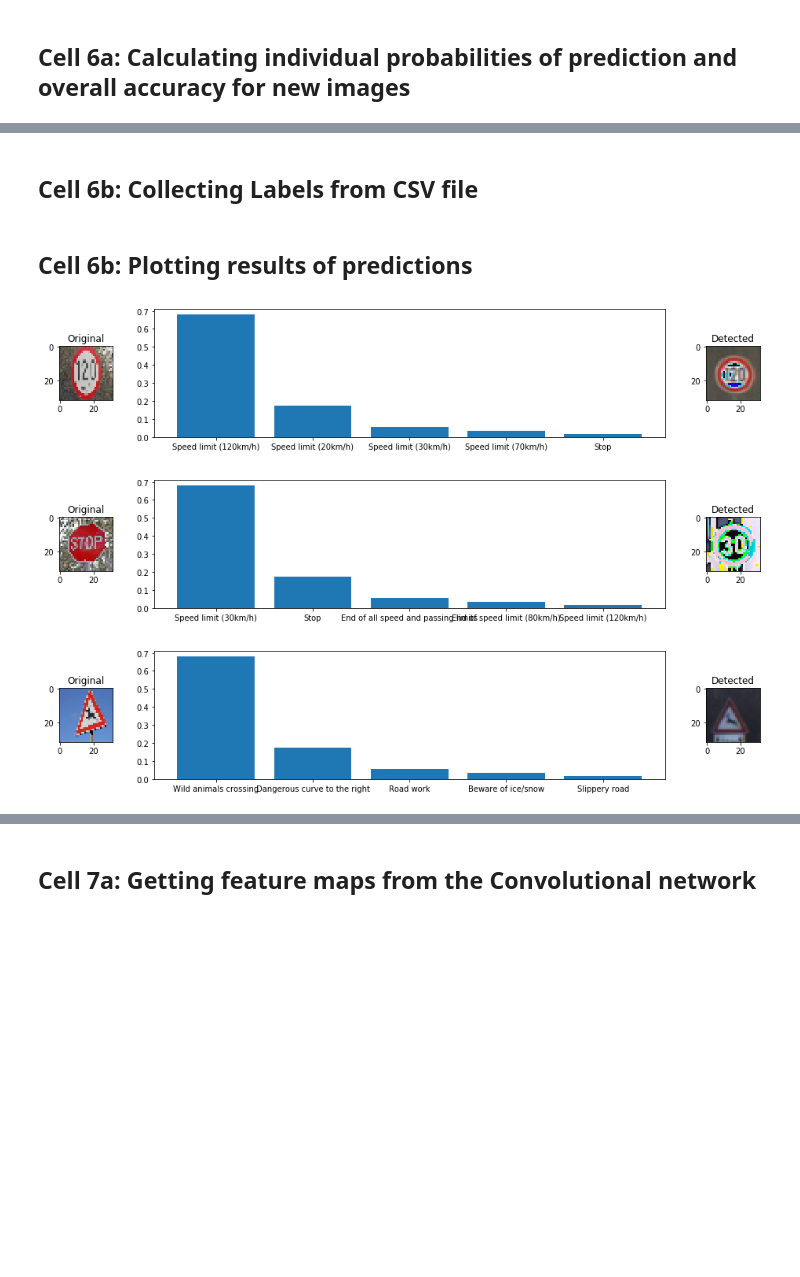
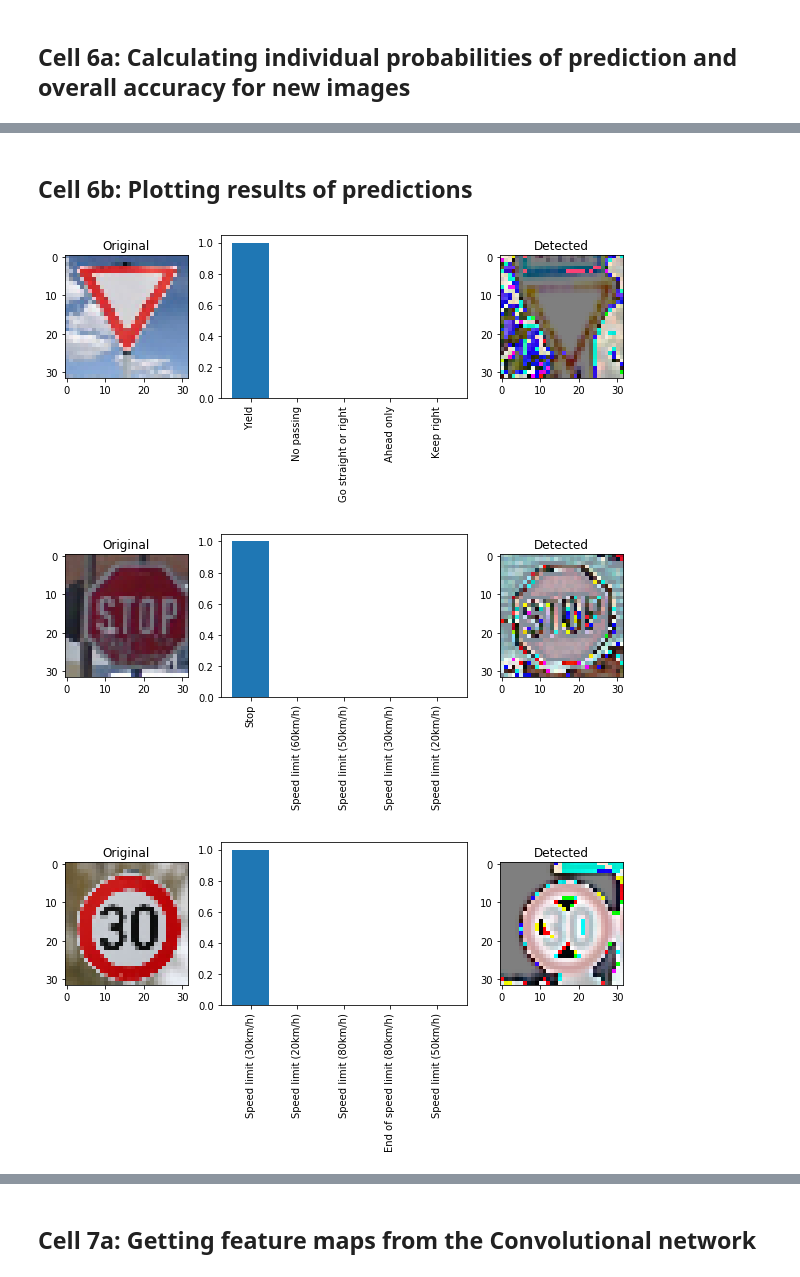
Before and after one commit to amahd/German-Traffic-Sign-Classifier, a Jupyter notebook: Traffic_Sign_Classifier-Final.ipynb, the cells around one changed output, grey strips where cells are left out. Saved outputs shown, nothing was run; the diff lists cells and outputs as text; code cells hidden in the pictures; blank space fills up the shorter version.

```diff
--- a/Traffic_Sign_Classifier-Final.ipynb
+++ b/Traffic_Sign_Classifier-Final.ipynb
@@ -476,8 +518,8 @@ for a_class in range(n_classes):
 
 #Assign meemory for total new images
 tot =   np.int(np.sum(aug_mag_new))
-feat  =  list(np.zeros(  (tot, 32,32,3) ) )
-lab  =  list(np.zeros( tot ))
+feat  = np.float32(np.zeros(  (tot, 32,32,3) ) )
+lab  =  np.float32(np.zeros( tot ))
 
 t = 0
 
@@ -524,12 +566,8 @@ Number of training data = 76339
 # %%
 X_train = np.float32(X_train)
 X_train_normal = np.copy(X_train)
-# Normalizing the training data
-for q in range(len(X_train)):
-    X_train[q][:,:,0] = (X_train_normal[q][:,:,0] - 128)/128.
-    X_train[q][:,:,1] = (X_train_normal[q][:,:,1] - 128)/128.
-    X_train[q][:,:,2] = (X_train_normal[q][:,:,2] - 128)/128.
-
+# # Normalizing the training data
+X_train = X_train_normal/255 - 0.5
 print("Done")
 # %% [output]
 Done
@@ -651,13 +689,13 @@ Test Accuracy after training on augmented dataset= 0.961
 # %% [markdown]
 ## Cell 6: Collecting new images from the web
 # %%
-import matplotlib.gridspec as gridspec
+
 import cv2
 from glob import glob
 from PIL import Image
 
 dest=[]
-img_mask = 'images2/*.jpg'
+img_mask = 'images3/*.jpg'
 img_names = glob(img_mask)
 
 
@@ -672,28 +710,28 @@ for fn in img_names:
     dest.append(cv2.cvtColor(img,cv2.COLOR_BGR2RGB))
 
 
-labels = [8,14,31,1,13]
+labels = [13,14,1,31,8]
 
 
 
 
 nlabels= np.int32(labels)
 images= np.copy(dest)
+nimages = np.float32(images)
 
-for q in range(len(dest)):
-    images[q][:,:,0] = (dest[q][:,:,0] - 128)/128.
-    images[q][:,:,1] = (dest[q][:,:,1] - 128)/128.
-    images[q][:,:,2] = (dest[q][:,:,2] - 128)/128.
+# Image normalization
+nimages = nimages/255 - 0.5
 
-nimages = np.float32(images)
+
+# nimages = np.float32(images)
 
 print("Imported New images")
 
 
 
 for i in range(5):
-    plt.figure(i)
-    plt.imshow(nimages[i].squeeze())
+    plt.figure(i,figsize=(2,2))
+    plt.imshow(images[i].squeeze())
     plt.axis('off')
 plt.show()
 # %% [output]
@@ -710,11 +748,8 @@ Imported New images
 init = tf.global_variables_initializer()
 
 with tf.Session() as sess2:
-    #
+    sess2.run(tf.global_variables_initializer())
     saver.restore(sess2, './new_dataa' )
-
-    test_accuracy,m,re = evaluate(nimages, nlabels)
-    print("Test Accuracy after training on new image dataset= {:.3f}".format(test_accuracy))
 
     result = sess2.run(pred, feed_dict={x: np.array(nimages),y: nlabels,keep_prob: 1.})
     predictions  = result.values
@@ -753,5 +787,3 @@ Test Accuracy after training on new image dataset= 0.000
 
 
 Test Accuracy after training on new image dataset= 0.600
-# %% [markdown]
-## Cell 6b: Collecting Labels from CSV file
@@ -777,36 +794,36 @@ for m in range(len(nlabels)):
 
 
     xvals = []
 
 
-    plt.figure(figsize=(16,3))
-    gs = gridspec.GridSpec(1, 3,width_ratios=[2,19,2])
+    plt.figure(figsize=(10,3))
+    gs = gridspec.GridSpec(1, 3,width_ratios=[2,4,2])
 
     # Plotting original
     ax1 = plt.subplot(gs[0])
     ax1.imshow(dest[m].squeeze())
     ax1.set_title("Original")
 
     # Plotting probabilities
     ax2 = plt.subplot(gs[1])
     ax2.bar(range(len(predictions[0])),predictions[0],align= "center")
 
 
     for r in range(5):            # This "5" actually should be top N max probabilities
         vals =  predictionIndicies[m,r]
        # print(vals)
         xvals.append(name[vals])
 
 
-    ax2.set_xticklabels([0]+xvals)
+    ax2.set_xticklabels([0]+xvals,rotation='vertical')
 
     # Plotting what was actually detected using a sample image from training data
     ax3 = plt.subplot(gs[2])
 
     w = np.where(y_train == predictionIndicies[m,0])[0][1]
     ax3.imshow(X_train[w].squeeze())
     ax3.set_title("Detected")
 # %% [output]
-[figure, old version]
+[figure, new version]
-[figure, old version]
+[figure, new version]
-[figure, old version]
+[figure, new version]
```
Also changed, not shown: parts of 19 cells of this notebook, 6 other files.
